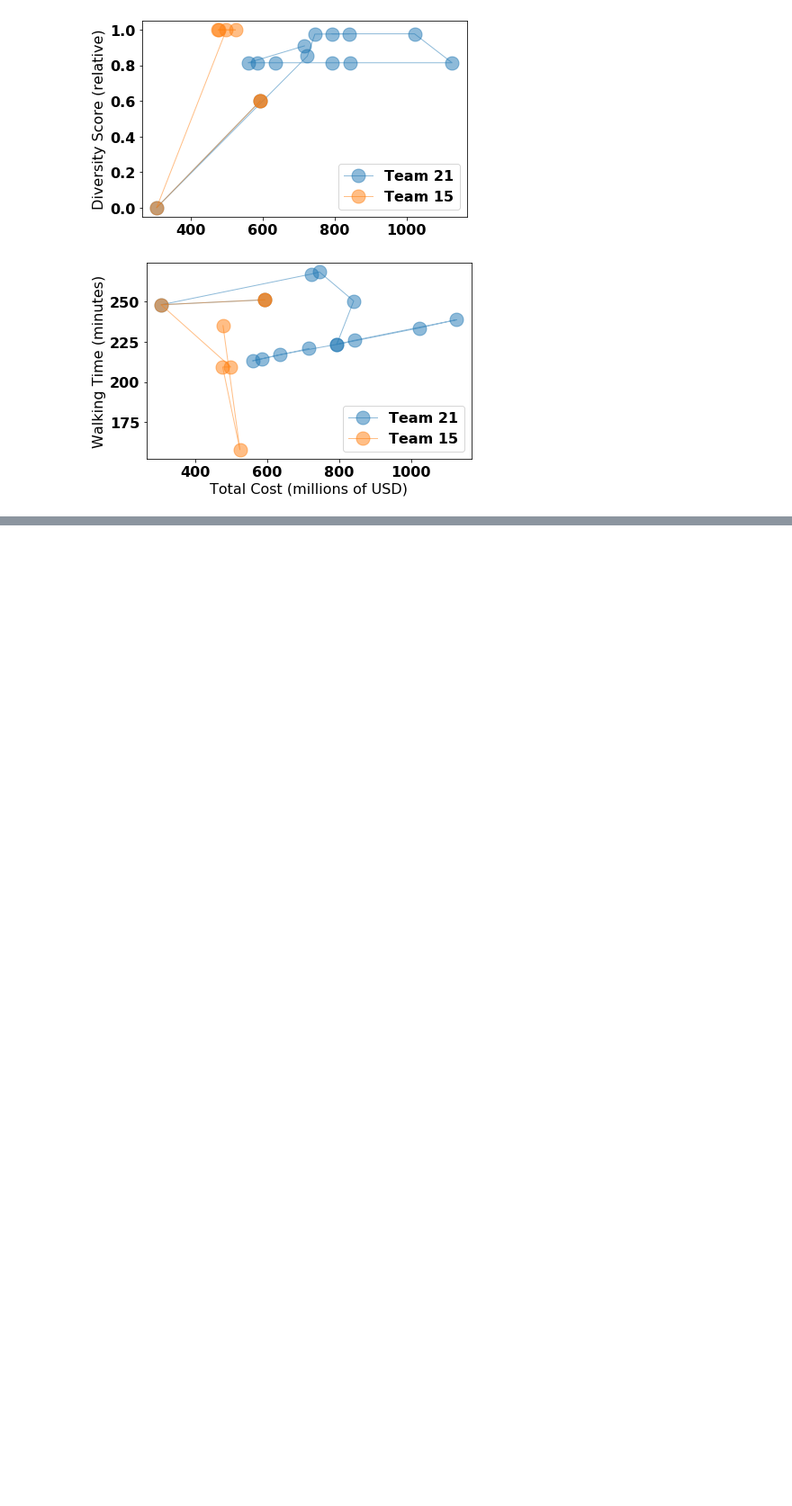
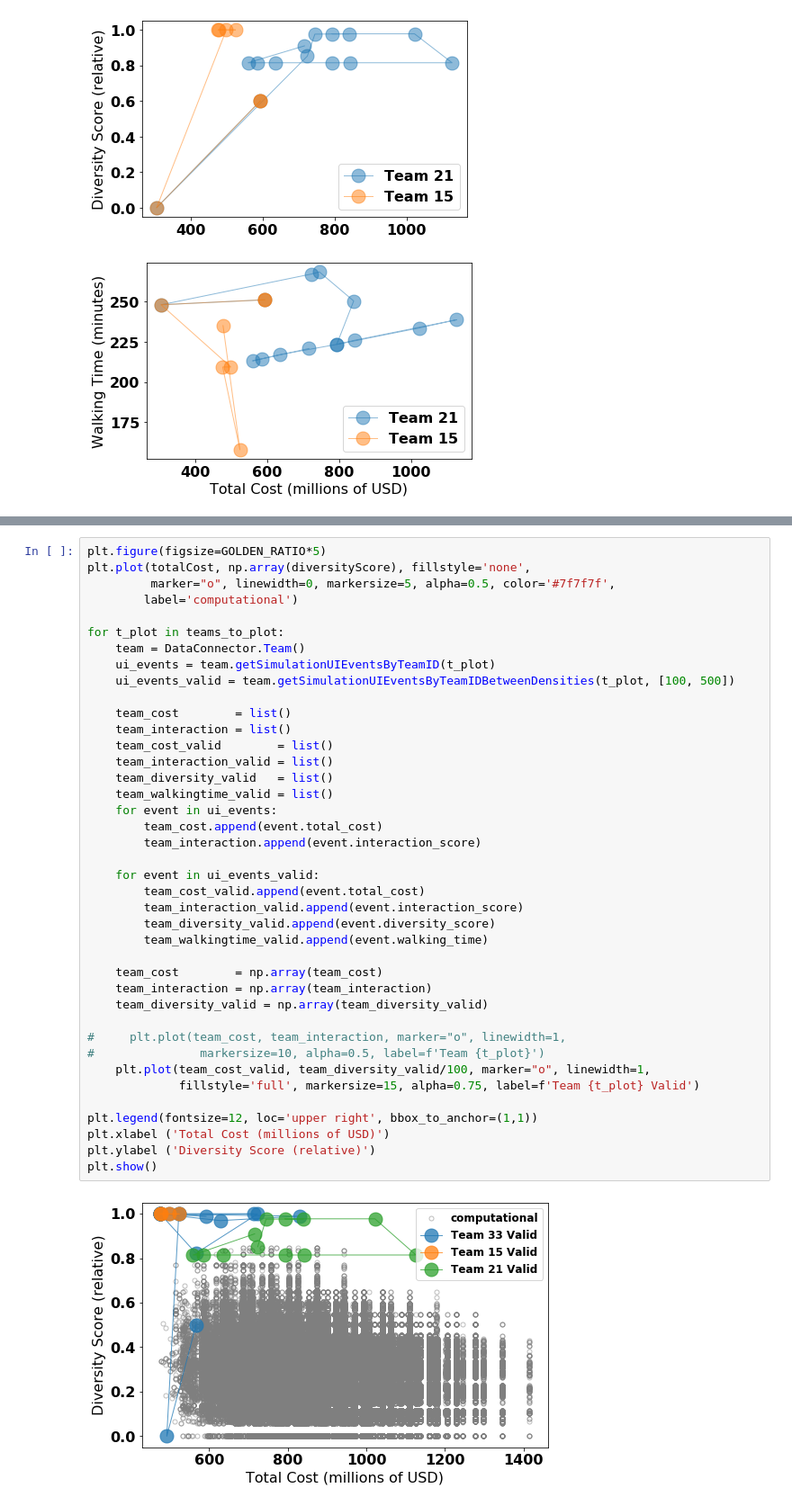
Before and after one commit to MIT-GTL-Open-Source-Public/Learning2019-PostProcessing, a Jupyter notebook: SimpleRankOrdersJupyter/TeamPlotOverTradespace-Version2.ipynb, the cells around one changed output, grey strips where cells are left out. Shown at 90% size. Drawn from its saved outputs; the diff is of its cells as text; blank space fills up the shorter version.

```diff
--- a/SimpleRankOrdersJupyter/TeamPlotOverTradespace-Version2.ipynb
+++ b/SimpleRankOrdersJupyter/TeamPlotOverTradespace-Version2.ipynb
@@ -680,0 +746,42 @@ plt.show()
+# %%
+plt.figure(figsize=GOLDEN_RATIO*5)
+plt.plot(totalCost, np.array(diversityScore), fillstyle='none',
+         marker="o", linewidth=0, markersize=5, alpha=0.5, color='#7f7f7f',
+        label='computational')
+
+for t_plot in teams_to_plot:
+    team = DataConnector.Team()
+    ui_events = team.getSimulationUIEventsByTeamID(t_plot)
+    ui_events_valid = team.getSimulationUIEventsByTeamIDBetweenDensities(t_plot, [100, 500])
+
+    team_cost        = list()
+    team_interaction = list()
+    team_cost_valid        = list()
+    team_interaction_valid = list()
+    team_diversity_valid   = list()
+    team_walkingtime_valid = list()
+    for event in ui_events:
+        team_cost.append(event.total_cost)
+        team_interaction.append(event.interaction_score)
+
+    for event in ui_events_valid:
+        team_cost_valid.append(event.total_cost)
+        team_interaction_valid.append(event.interaction_score)
+        team_diversity_valid.append(event.diversity_score)
+        team_walkingtime_valid.append(event.walking_time)
+
+    team_cost        = np.array(team_cost)
+    team_interaction = np.array(team_interaction)
+    team_diversity_valid = np.array(team_diversity_valid)
+
+#     plt.plot(team_cost, team_interaction, marker="o", linewidth=1,
+#               markersize=10, alpha=0.5, label=f'Team {t_plot}')
+    plt.plot(team_cost_valid, team_diversity_valid/100, marker="o", linewidth=1,
+             fillstyle='full', markersize=15, alpha=0.75, label=f'Team {t_plot} Valid')
+
+plt.legend(fontsize=12, loc='upper right', bbox_to_anchor=(1,1))
+plt.xlabel ('Total Cost (millions of USD)')
+plt.ylabel ('Diversity Score (relative)')
+plt.show()
+# %% [output]
+[figure, added]
```
Also changed, not shown: parts of 10 cells of this notebook.
